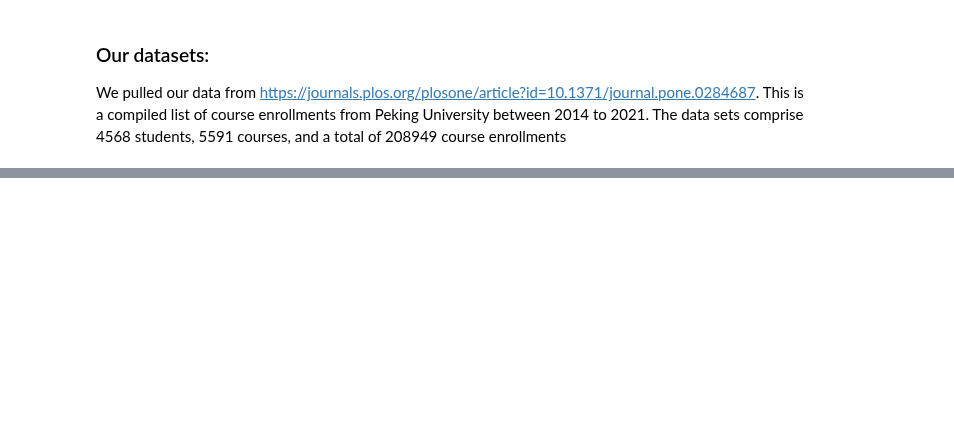
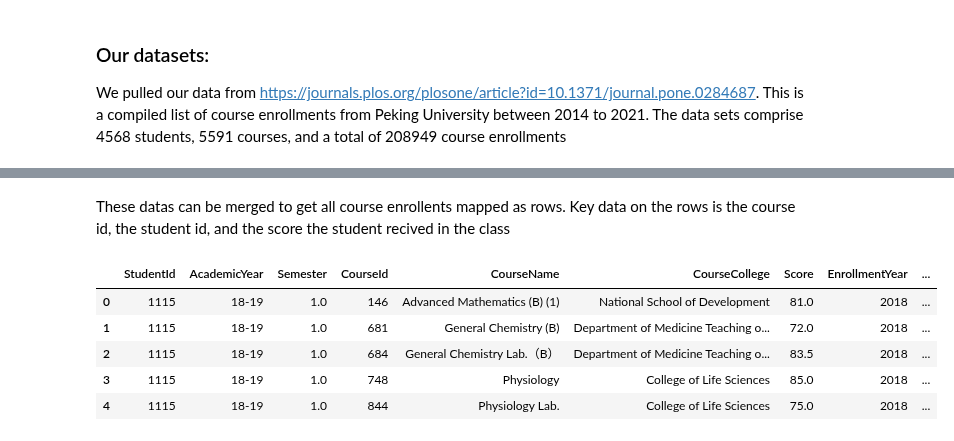
Before and after one commit to jahoon1998/CU-Boulder-CSCI-5502-Data-Mining, a Jupyter notebook: final_project.ipynb, the cells around one changed output, grey strips where cells are left out. Cells and saved outputs as stored; diff of their text form; code cells hidden in the pictures; blank space fills up the shorter version.

```diff
--- a/final_project.ipynb
+++ b/final_project.ipynb
@@ -39,0 +91,13 @@ display(career_data.head(5))
+# %% [markdown]
+These datas can be merged to get all course enrollents mapped as rows. Key data on the rows is the course id, the student id, and the score the student recived in the class
+# %%
+career_data_clean = career_data.dropna()
+career_student_data = pd.merge(career_data_clean, student_data, 'inner', 'StudentId')
+display(career_student_data.head(5))
+# %% [output]
+|  | StudentId | AcademicYear | Semester | CourseId | CourseName | CourseCollege | Score | EnrollmentYear | ... |
+| 0 | 1115 | 18-19 | 1.0 | 146 | Advanced Mathematics (B) (1) | National School of Development | 81.0 | 2018 | ... |
+| 1 | 1115 | 18-19 | 1.0 | 681 | General Chemistry (B) | Department of Medicine Teaching o... | 72.0 | 2018 | ... |
+| 2 | 1115 | 18-19 | 1.0 | 684 | General Chemistry Lab.（B） | Department of Medicine Teaching o... | 83.5 | 2018 | ... |
+| 3 | 1115 | 18-19 | 1.0 | 748 | Physiology | College of Life Sciences | 85.0 | 2018 | ... |
+| 4 | 1115 | 18-19 | 1.0 | 844 | Physiology Lab. | College of Life Sciences | 75.0 | 2018 | ... |
```
Also changed, not shown: parts of 14 cells of this notebook, 3 other files.
